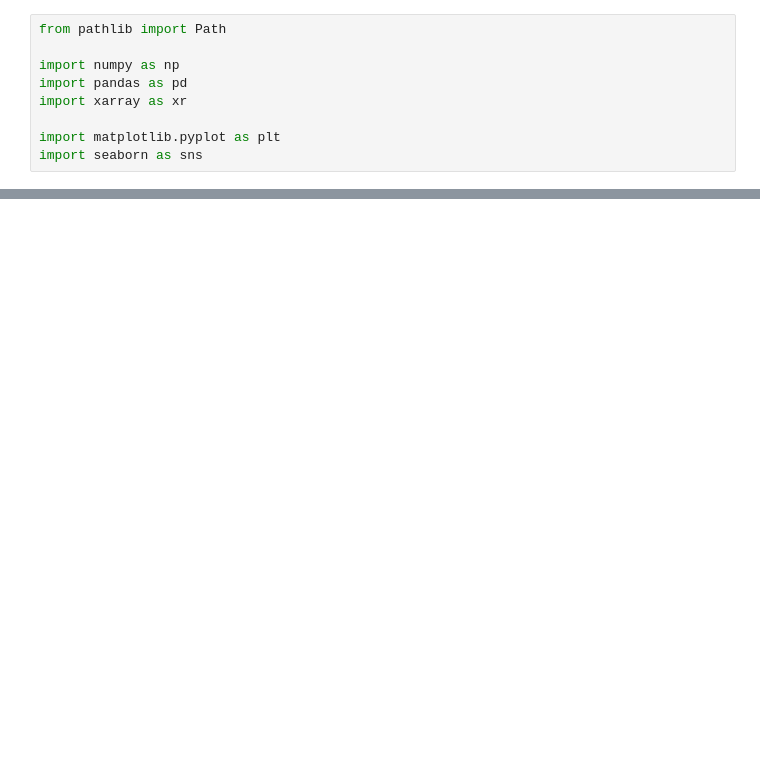
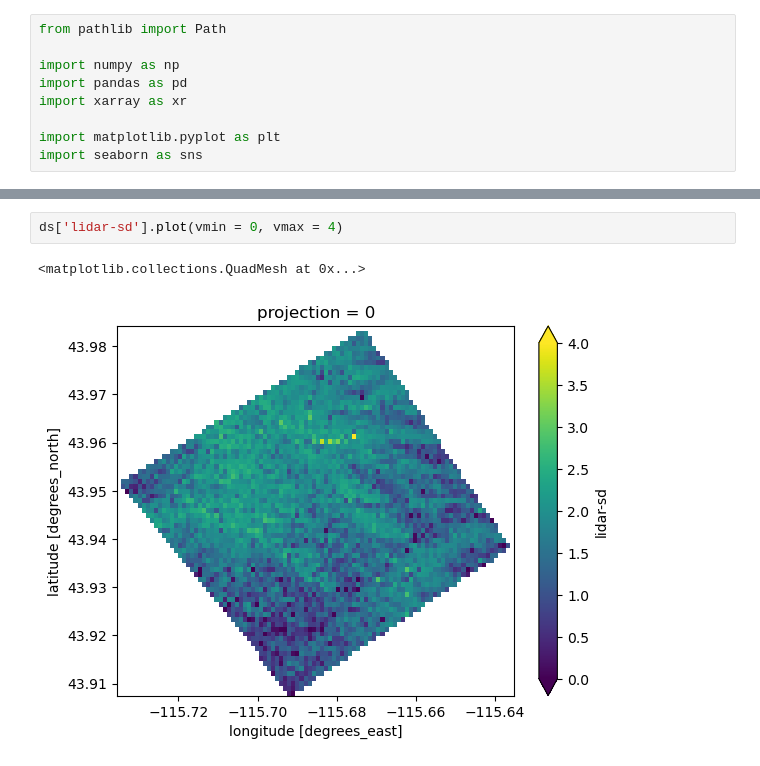
Before and after one commit to SnowEx/spicy-snow, a Jupyter notebook: scripts/optimize/param_ridgeplots.ipynb, the cells around one changed output, grey strips where cells are left out. Drawn from its saved outputs; the diff is of its cells as text; blank space fills up the shorter version.

```diff
--- a/scripts/optimize/param_ridgeplots.ipynb
+++ b/scripts/optimize/param_ridgeplots.ipynb
@@ -232,0 +331,5 @@ KeyboardInterrupt:
+# %%
+ds['lidar-sd'].plot(vmin = 0, vmax = 4)
+# %% [output]
+<matplotlib.collections.QuadMesh at 0x...>
+[figure, added]
```
Also changed, not shown: parts of 15 cells of this notebook, 1 other file.
